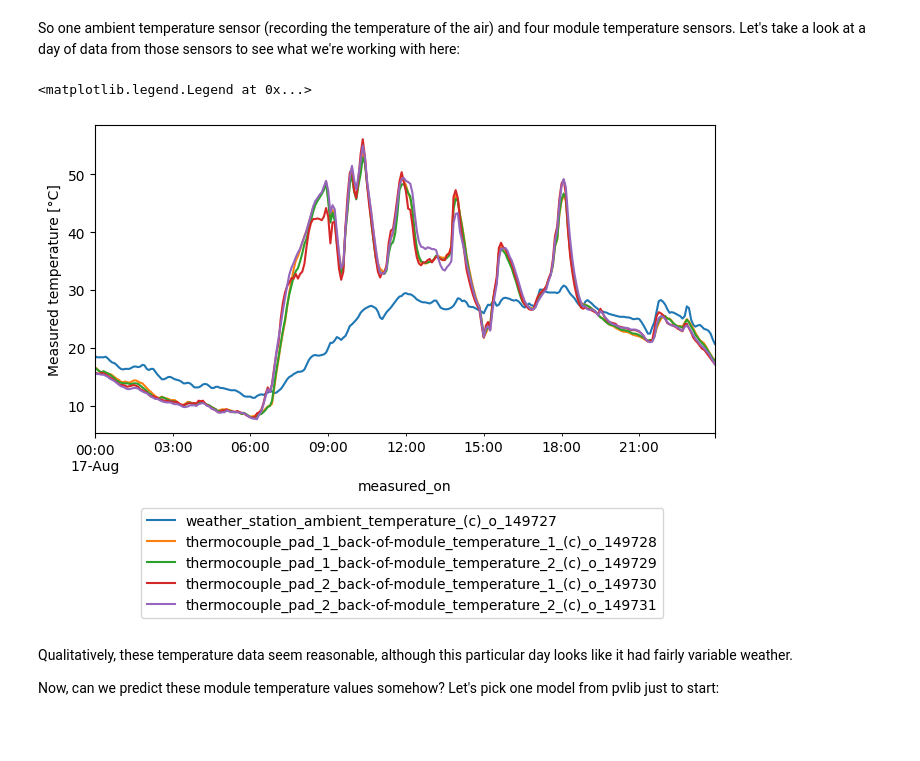
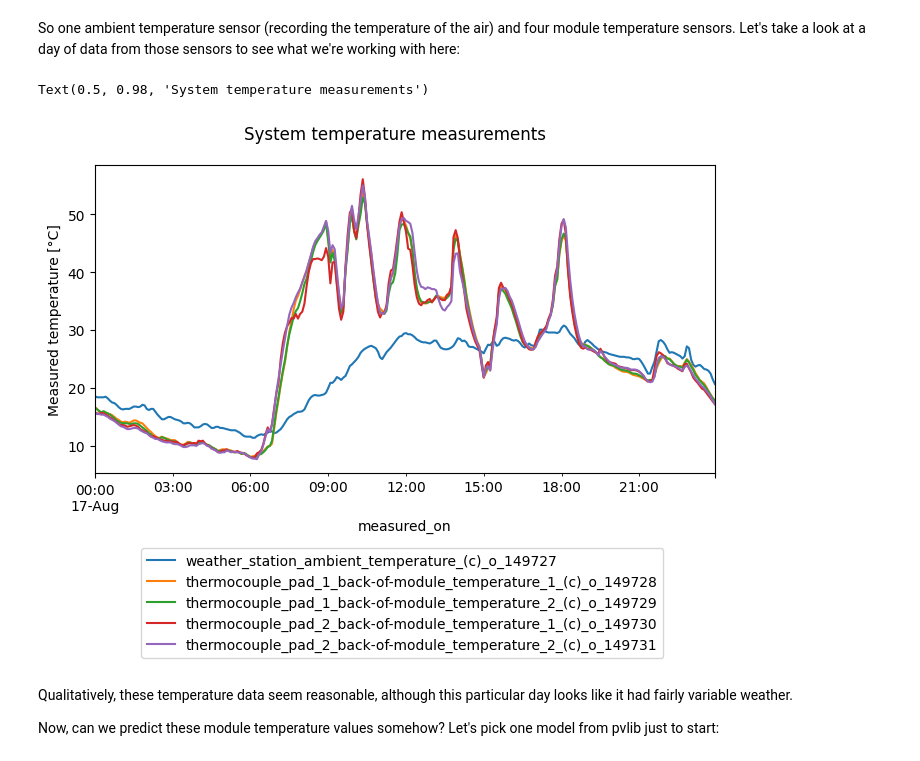
Before and after one commit to PV-Tutorials/2024_Modeling_Webinar, a Jupyter notebook: pvlib-tutorial.ipynb, the cells around one changed output. Saved outputs shown, nothing was run; the diff lists cells and outputs as text; code cells hidden in the pictures; blank space fills up the shorter version.

Commit message:
minor plotting improvements

```diff
--- a/pvlib-tutorial.ipynb
+++ b/pvlib-tutorial.ipynb
@@ -96,21 +96,22 @@ So one ambient temperature sensor (recording the temperature of the air) and fou
 # %%
 fig, axes = plt.subplots(figsize=(8, 4))
 
 ambient_and_module_columns = [
     'weather_station_ambient_temperature_(c)_o_149727',
     'thermocouple_pad_1_back-of-module_temperature_1_(c)_o_149728',
     'thermocouple_pad_1_back-of-module_temperature_2_(c)_o_149729',
     'thermocouple_pad_2_back-of-module_temperature_1_(c)_o_149730',
     'thermocouple_pad_2_back-of-module_temperature_2_(c)_o_149731',
 ]
 
 df_env.loc['2019-08-17', ambient_and_module_columns].plot(ax=axes)
 
 axes.set_ylabel('Measured temperature [°C]')
 axes.legend(loc=(0.075, -0.6))
+fig.suptitle('System temperature measurements')
 # %% [output]
-<matplotlib.legend.Legend at 0x...>
+Text(0.5, 0.98, 'System temperature measurements')
-[figure, old version]
+[figure, new version]
 # %% [markdown]
 Qualitatively, these temperature data seem reasonable, although this particular day looks like it had fairly variable weather.
 
```
Also changed, not shown: parts of 3 cells of this notebook.
